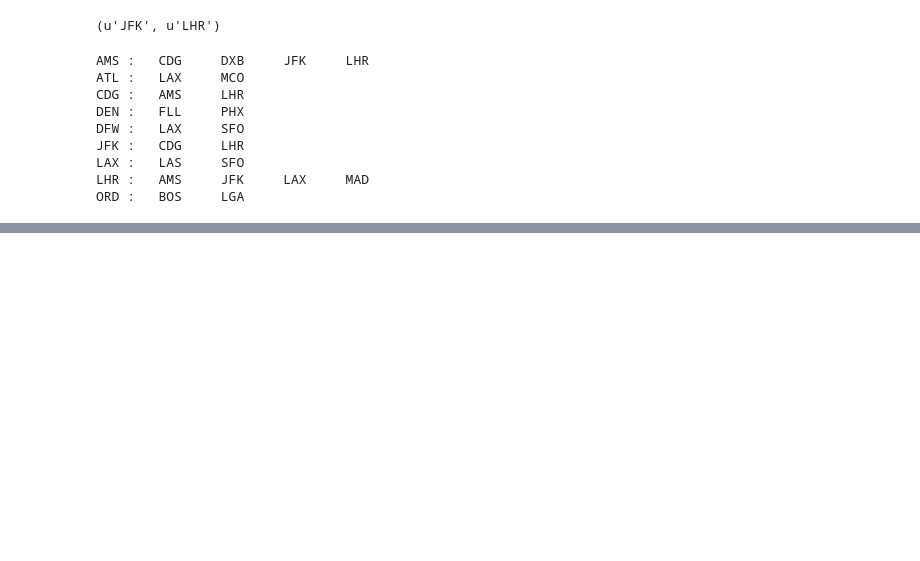
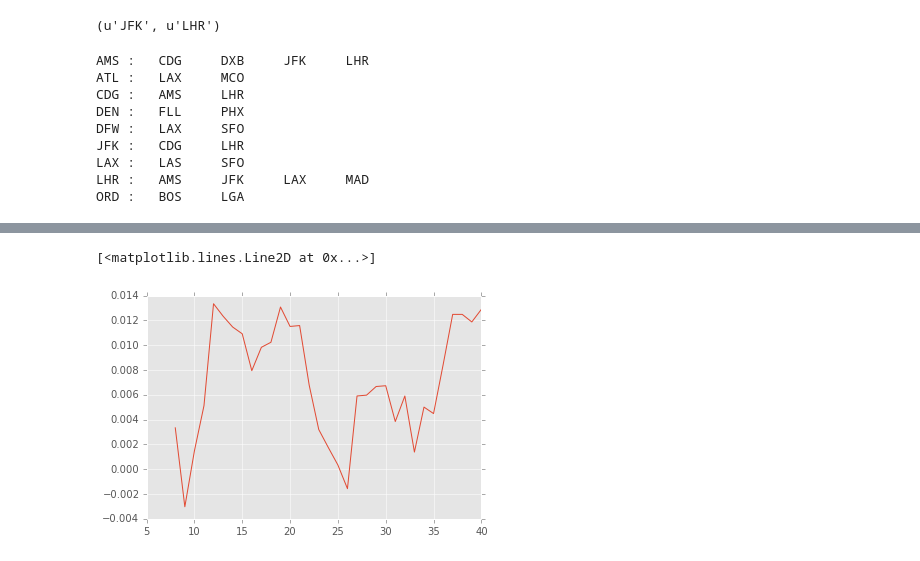
Before and after one commit to vankempen/Thesis, a Jupyter notebook: Simulation/Simulation.ipynb, the cells around one changed output, grey strips where cells are left out. Drawn from its saved outputs; the diff is of its cells as text; code cells hidden in the pictures; blank space fills up the shorter version.

```diff
--- a/Simulation/Simulation.ipynb
+++ b/Simulation/Simulation.ipynb
@@ -461,14 +466,19 @@ hp, _ = get_ticketPrices_route(historical, flyFrom, flyTo)
 cp, _ = get_ticketPrices_route(storage, flyFrom, flyTo)
 # %% [output]
 (u'JFK', u'LHR')
+# %%
+m = 3
+custWTP = customerWTP_simple(cp, m=m)
+obs = obsPriceChanges(cp, m=m)
+p = run_optionSimulation(cp, custWTP, obs, knowsWTP=False, knowsFlying=False, nakedSelling=False, m=m, trials=50)
 # %%
-m = 7
+m = 3
 cOEF_rng = np.linspace(.9, 1.1, 10)
 
 res = []
 for cOEF in cOEF_rng:
     custWTP = customerWTP_simple(cp, m=m, OEF=cOEF)
-    sellerWTA = sellerWTA_MC(hp, cp, m=m, OEF=1, minPrice=1.01)
-    #obs = obsPriceChanges(cp, m=m)
-    p = run_optionSimulation(cp, custWTP, sellerWTA, knowsWTP=False, knowsFlying=False, nakedSelling=False, m=m, trials=50)
+    #sellerWTA = sellerWTA_MC(hp, cp, m=m, OEF=1, minPrice=1.01)
+    obs = obsPriceChanges(cp, m=m)
+    p = run_optionSimulation(cp, custWTP, obs, knowsWTP=False, knowsFlying=False, nakedSelling=False, m=m, trials=50)
     res.append(p)
@@ -505,0 +643,5 @@ ORD :   BOS     LGA
+# %%
+plot(results[1].get_profitRatio(True))
+# %% [output]
+[<matplotlib.lines.Line2D at 0x...>]
+[figure, added]
```
Also changed, not shown: parts of 27 cells of this notebook, 6 other files.
